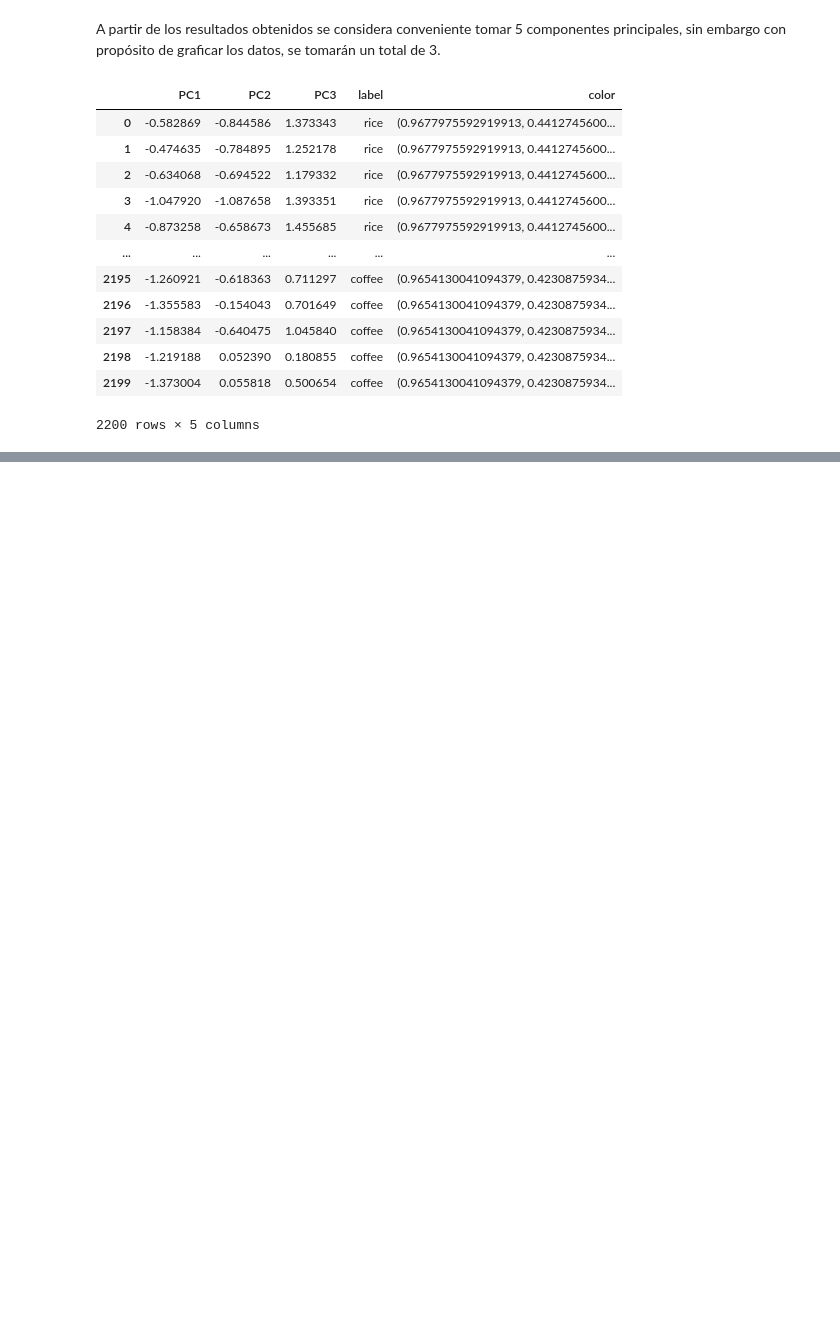
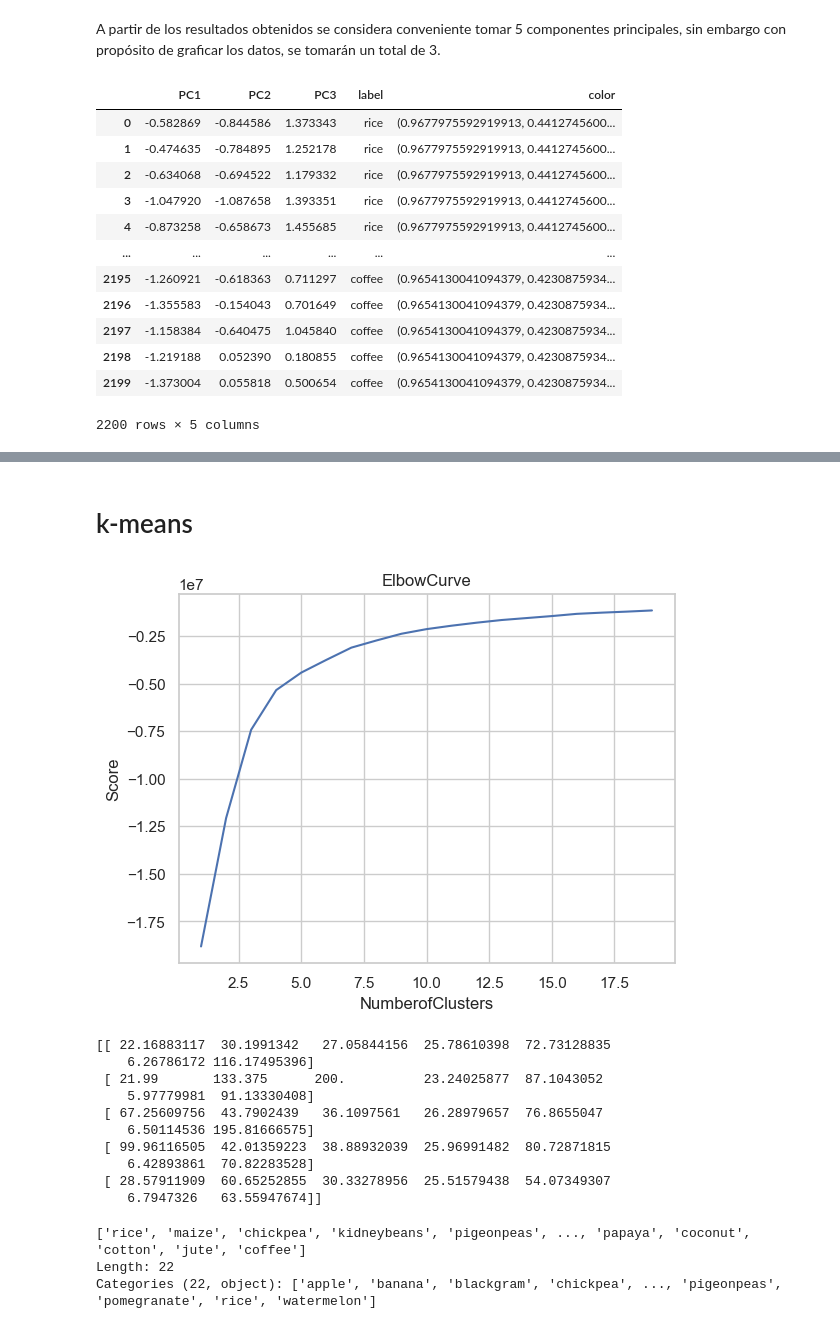
Before and after one commit to GuidoLorenzetti/TP, a Jupyter notebook: practico.ipynb, the cells around one changed output, grey strips where cells are left out. Saved outputs shown, nothing was run; the diff lists cells and outputs as text; code cells hidden in the pictures; blank space fills up the shorter version.

Commit message:
k-means clustering

```diff
--- a/practico.ipynb
+++ b/practico.ipynb
@@ -131,13 +130,13 @@ plt.show()
 # %% [output]
 [figure]
 # %%
-xWines = df.drop(['label'], axis=1).drop(['Colores'], axis=1)
-yWines = df['label']
+xWheat = df.drop(['label'], axis=1).drop(['Colores'], axis=1)
+yWheat = df['label']
 
-xWines_scaled = StandardScaler().fit_transform(xWines)
+xWheat_scaled = StandardScaler().fit_transform(xWheat)
 
 pca = sk.decomposition.PCA(n_components=7)
-pca_Features=pca.fit(xWines_scaled)
+pca_Features=pca.fit(xWheat_scaled)
 
 # Bar plot of explained_variance
 plt.bar(range(1,len(pca.explained_variance_)+1),
@@ -212,0 +228,2 @@ plt.show()
+# %% [markdown]
+# k-means
@@ -212,0 +233,30 @@ plt.show()
+# %%
+Nc= range(1, 20)
+kmeans= [KMeans(n_clusters=i, n_init=10) for i in Nc]
+score = [kmeans[i].fit(xWheat).score(xWheat) for i in range(len(kmeans))]
+plt.plot(Nc,score)
+plt.xlabel('NumberofClusters')
+plt.ylabel('Score')
+plt.title('ElbowCurve')
+plt.show()
+kmeans= KMeans(n_clusters=5, n_init=10).fit(xWheat)
+centroids= kmeans.cluster_centers_
+print(centroids)
+# %% [output]
+[figure, added]
+[[ 22.16883117  30.1991342   27.05844156  25.78610398  72.73128835
+    6.26786172 116.17495396]
+ [ 21.99       133.375      200.          23.24025877  87.1043052
+    5.97779981  91.13330408]
+ [ 67.25609756  43.7902439   36.1097561   26.28979657  76.8655047
+    6.50114536 195.81666575]
+ [ 99.96116505  42.01359223  38.88932039  25.96991482  80.72871815
+    6.42893861  70.82283528]
+ [ 28.57911909  60.65252855  30.33278956  25.51579438  54.07349307
+    6.7947326   63.55947674]]
+# %%
+df['label'].unique()
+# %% [output]
+['rice', 'maize', 'chickpea', 'kidneybeans', 'pigeonpeas', ..., 'papaya', 'coconut', 'cotton', 'jute', 'coffee']
+Length: 22
+Categories (22, object): ['apple', 'banana', 'blackgram', 'chickpea', ..., 'pigeonpeas', 'pomegranate', 'rice', 'watermelon']
```
Also changed, not shown: parts of 13 cells of this notebook.
